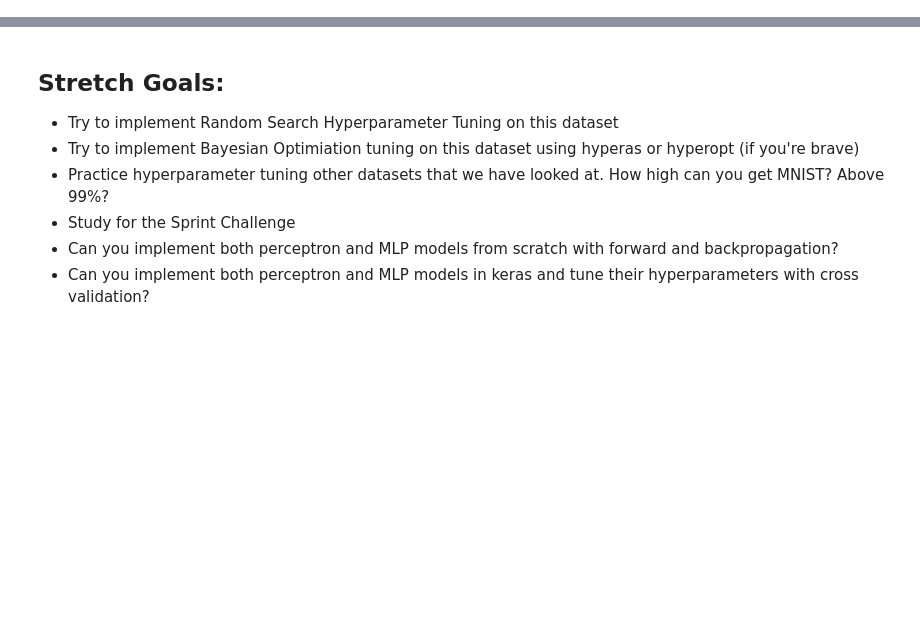
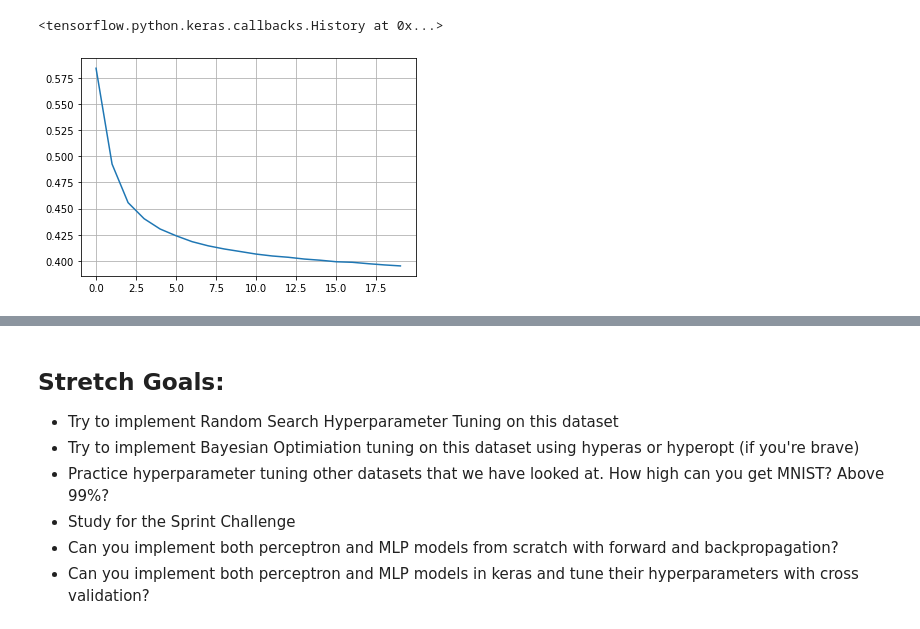
Before and after one commit to Edudeiko/DS-Unit-4-Sprint-2-Neural-Networks, a Jupyter notebook: module4-Hyperparameter-Tuning/LS_DS_424_Hyperparameter_Tuning_Assignment.ipynb, the cells around one changed output, grey strips where cells are left out. Saved outputs shown, nothing was run; the diff lists cells and outputs as text; code cells hidden in the pictures; blank space fills up the shorter version.

```diff
--- a/module4-Hyperparameter-Tuning/LS_DS_424_Hyperparameter_Tuning_Assignment.ipynb
+++ b/module4-Hyperparameter-Tuning/LS_DS_424_Hyperparameter_Tuning_Assignment.ipynb
@@ -42,0 +329,10 @@ etc...
+# %%
+results = model.fit(X_train, y_train, batch_size=10, epochs=20)
+results
+# %% [output]
+<tensorflow.python.keras.callbacks.History at 0x...>
+# %%
+plt.grid(True)
+plt.plot(results.history['loss']);
+# %% [output]
+[figure, added]
```
Also changed, not shown: parts of 32 cells of this notebook.
